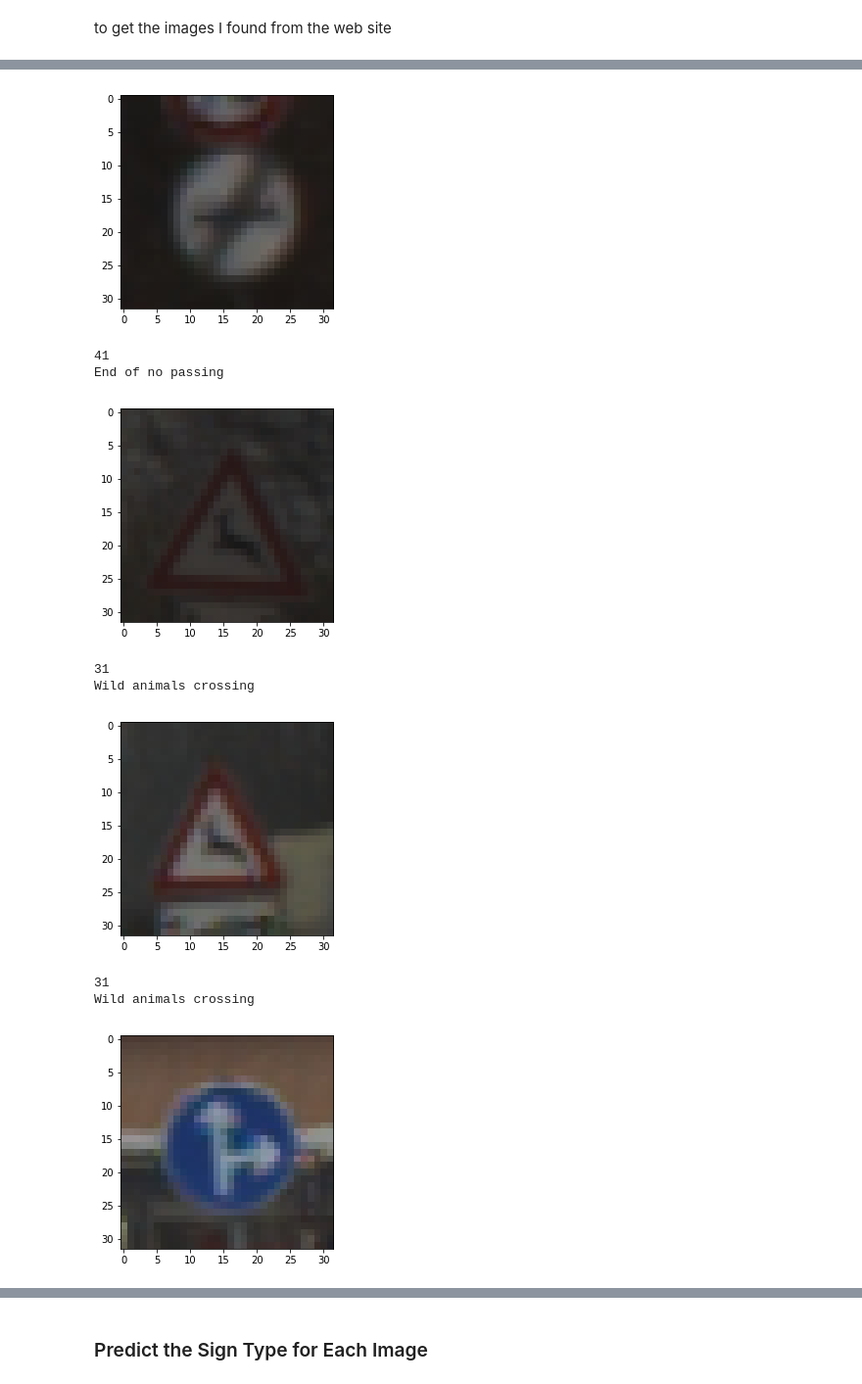
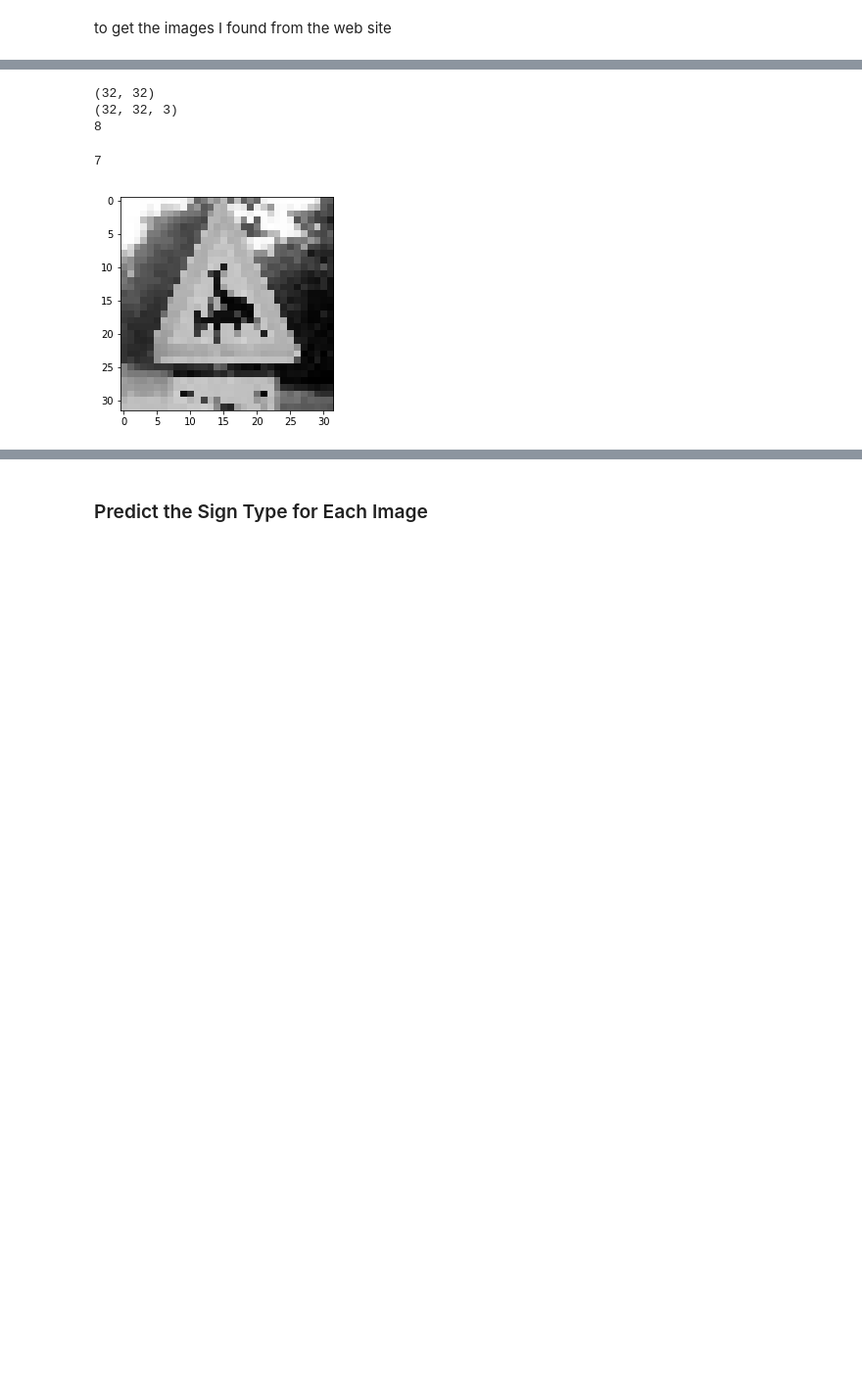
Before and after one commit to easyfly007/autodrive_projects, a Jupyter notebook: proj_traffic_sign_classifier/Traffic_Sign_Classifier.ipynb, the cells around one changed output, grey strips where cells are left out. Shown at 98% size. Saved outputs shown, nothing was run; the diff lists cells and outputs as text; code cells hidden in the pictures; blank space fills up the shorter version.

```diff
--- a/proj_traffic_sign_classifier/Traffic_Sign_Classifier.ipynb
+++ b/proj_traffic_sign_classifier/Traffic_Sign_Classifier.ipynb
@@ -420,10 +420,13 @@ import cv2
 import os
 import numpy as np
 
-myimgs = []
+myimgs_gray = []
+myimgs_color = []
 dirname = 'mysamples'
 for filename in os.listdir(dirname):
-    print(filename)
+#     print(filename)
     myimg = cv2.imread(os.path.join(dirname, filename))
-    myimg = cv2.resize(myimg, (28, 28))
-    myimgs.append(myimg)
+    myimg = cv2.resize(myimg, (32, 32))
+    myimgs_color.append(myimg)
+    myimg = cv2.cvtColor(myimg, cv2.COLOR_BGR2GRAY)
+    myimgs_gray.append(myimg)
@@ -442,20 +433,25 @@ for filename in os.listdir(dirname):
+# %%
+print(myimgs_gray[0].shape)
+print(myimgs_color[0].shape)
+print(len(myimgs_gray))
+# %% [output]
+(32, 32)
+(32, 32, 3)
+8
 # %%
 # load the test images, and then re-size them
+from numpy import random
 
-show_list = [0, 233, 667, 908]
-for img, label in zip(X_train[show_list], y_train[show_list]):
-    plt.imshow(img)
-    plt.show()
-    print(label)
-    print(label_int2name[label])
+myimgidx = random.randint(0, len(myimgs_gray))
+print(myimgidx)
+img = myimgs_gray[myimgidx]
+plt.imshow(img, cmap = 'gray')
+plt.show()
+# for img, label in zip(X_train[show_list], y_train[show_list]):
+#     plt.imshow(img)
+#     plt.show()
+#     print(label)
+#     print(label_int2name[label])
 # %% [output]
+7
-[figure, old version]
+[figure, new version]
-41
-End of no passing
-[figure, removed]
-31
-Wild animals crossing
-[figure, removed]
-31
-Wild animals crossing
-[figure, removed]
```
Also changed, not shown: parts of 3 cells of this notebook.
